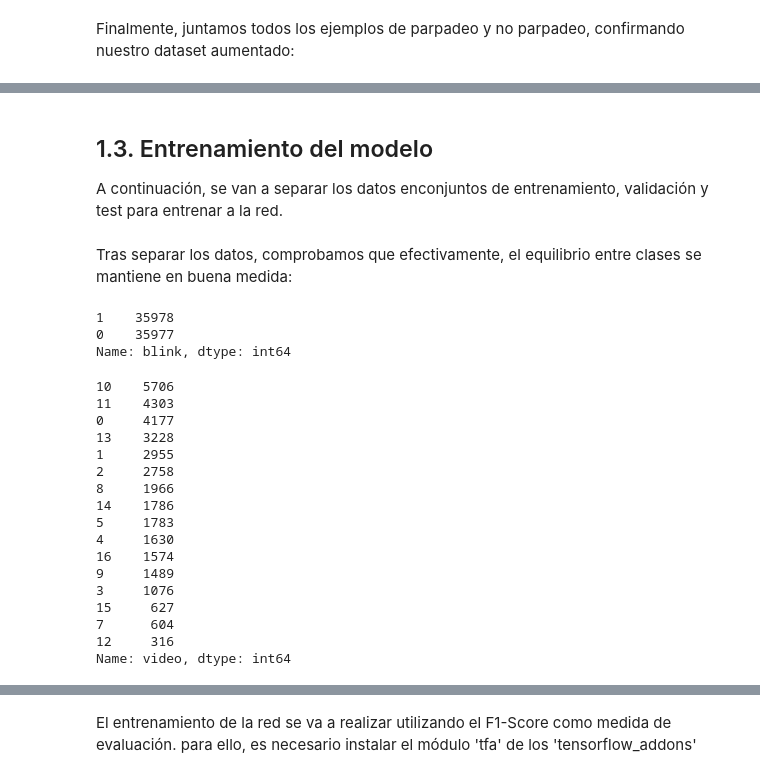
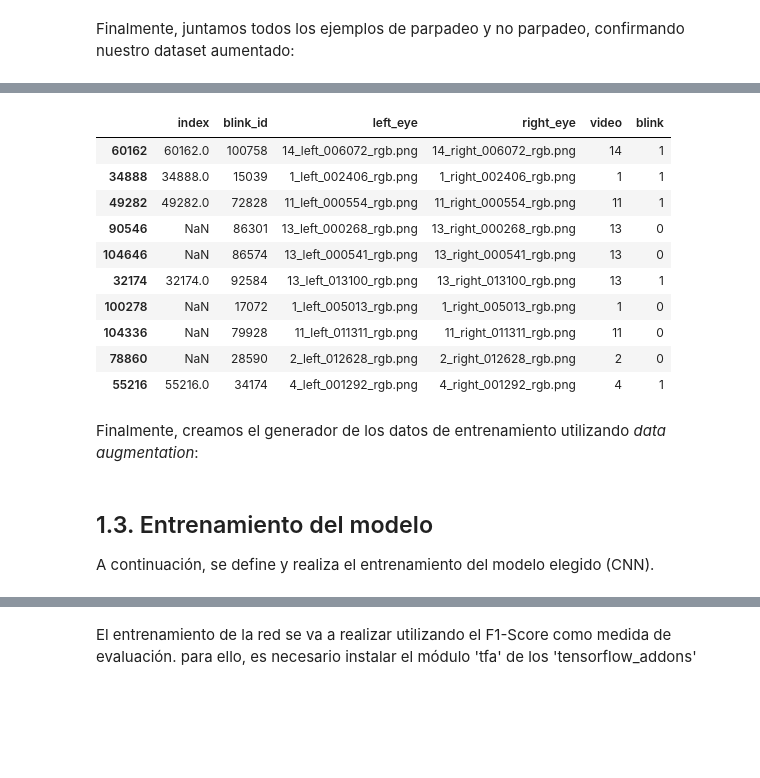
Before and after one commit to sergiosaez6/blink-detection-cnn, a Jupyter notebook: blink_detection.ipynb, the cells around one changed output, grey strips where cells are left out. Cells and saved outputs as stored; diff of their text form; code cells hidden in the pictures; blank space fills up the shorter version.

```diff
--- a/blink_detection.ipynb
+++ b/blink_detection.ipynb
@@ -292,0 +359,16 @@ Name: blink, dtype: int64
+# %%
+train_data_aug[:10]
+# %% [output]
+|  | index | blink_id | left_eye | right_eye | video | blink |
+| 60162 | 60162.0 | 100758 | 14_left_006072_rgb.png | 14_right_006072_rgb.png | 14 | 1 |
+| 34888 | 34888.0 | 15039 | 1_left_002406_rgb.png | 1_right_002406_rgb.png | 1 | 1 |
+| 49282 | 49282.0 | 72828 | 11_left_000554_rgb.png | 11_right_000554_rgb.png | 11 | 1 |
+| 90546 | NaN | 86301 | 13_left_000268_rgb.png | 13_right_000268_rgb.png | 13 | 0 |
+| 104646 | NaN | 86574 | 13_left_000541_rgb.png | 13_right_000541_rgb.png | 13 | 0 |
+| 32174 | 32174.0 | 92584 | 13_left_013100_rgb.png | 13_right_013100_rgb.png | 13 | 1 |
+| 100278 | NaN | 17072 | 1_left_005013_rgb.png | 1_right_005013_rgb.png | 1 | 0 |
+| 104336 | NaN | 79928 | 11_left_011311_rgb.png | 11_right_011311_rgb.png | 11 | 0 |
+| 78860 | NaN | 28590 | 2_left_012628_rgb.png | 2_right_012628_rgb.png | 2 | 0 |
+| 55216 | 55216.0 | 34174 | 4_left_001292_rgb.png | 4_right_001292_rgb.png | 4 | 1 |
+# %% [markdown]
+Finalmente, creamos el generador de los datos de entrenamiento utilizando *data augmentation*:
@@ -293,4 +377,4 @@ Name: blink, dtype: int64
 # %% [markdown]
 ## 1.3. Entrenamiento del modelo
 
-A continuación, se van a separar los datos enconjuntos de entrenamiento, validación y test para entrenar a la red.
+A continuación, se define y realiza el entrenamiento del modelo elegido (CNN).
@@ -316,34 +381 @@ test_generator = generator(test_data)
-# %% [markdown]
-Tras separar los datos, comprobamos que efectivamente, el equilibrio entre clases se mantiene en buena medida:
-# %%
-print("Total number of training instances per class: ")
-print(train_data['blink'].value_counts())
-# %% [output]
-1    35978
-0    35977
-Name: blink, dtype: int64
-# %%
-print("Total number of training blinks per video:")
-print(train_data[train_data['blink']=='1']['video'].value_counts())
-
-print("\nTotal number of training no blink per video: ")
-print(train_data[train_data['blink']=='0']['video'].value_counts())
-# %% [output]
-10    5706
-11    4303
-0     4177
-13    3228
-1     2955
-2     2758
-8     1966
-14    1786
-5     1783
-4     1630
-16    1574
-9     1489
-3     1076
-15     627
-7      604
-12     316
-Name: video, dtype: int64
 # %% [markdown]
```
Also changed, not shown: parts of 56 cells of this notebook.
